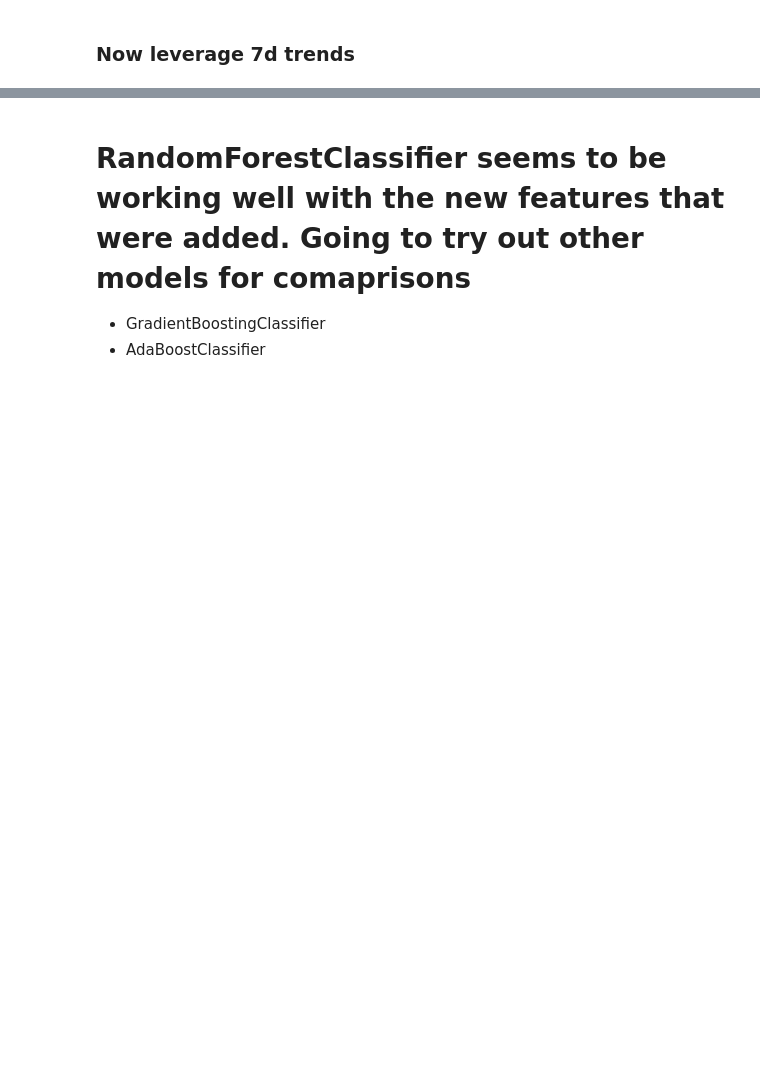
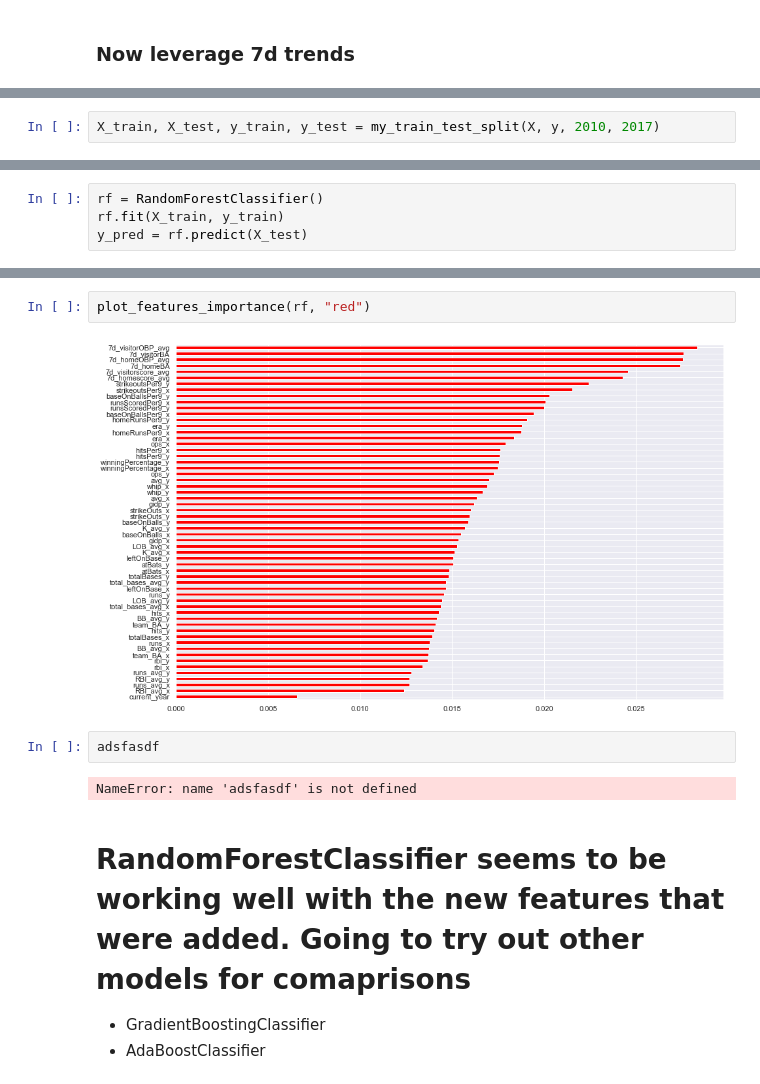
Before and after one commit to egitit/Predicting_MLB_outcomes, a Jupyter notebook: feature_engineering.ipynb, the cells around one changed output, grey strips where cells are left out. Drawn from its saved outputs; the diff is of its cells as text; blank space fills up the shorter version.

```diff
--- a/feature_engineering.ipynb
+++ b/feature_engineering.ipynb
@@ -630,0 +602,2 @@ plot_features_importance(rf, "red")
+# %%
+X_train, X_test, y_train, y_test = my_train_test_split(X, y, 2010, 2017)
@@ -630,0 +622,4 @@ plot_features_importance(rf, "red")
+# %%
+rf = RandomForestClassifier()
+rf.fit(X_train, y_train)
+y_pred = rf.predict(X_test)
@@ -631,3 +634,11 @@ plot_features_importance(rf, "red")
+# %%
+plot_features_importance(rf, "red")
+# %% [output]
+[figure, added]
+# %%
+adsfasdf
+# %% [output]
+NameError: name 'adsfasdf' is not defined
 # %% [markdown]
 # RandomForestClassifier seems to be working well with the new features that were added. Going to try out other models for comaprisons
 - GradientBoostingClassifier
```
Also changed, not shown: parts of 44 cells of this notebook.
